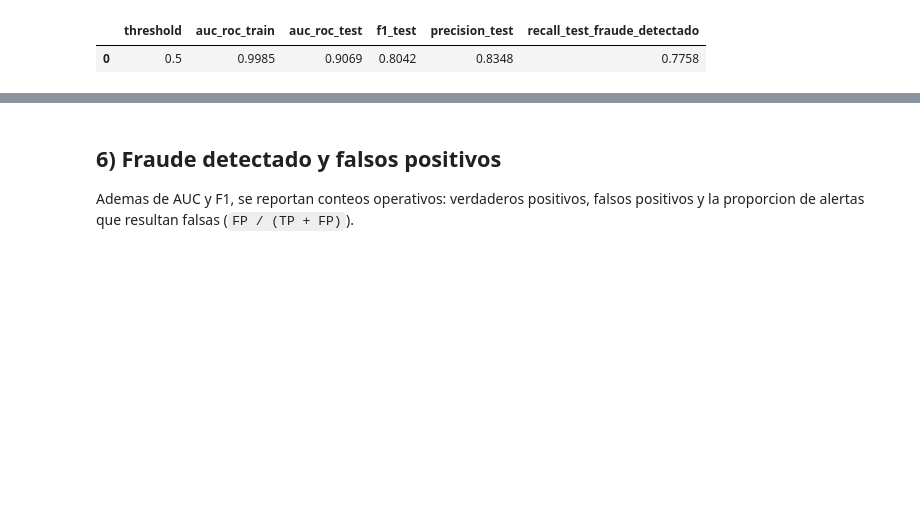
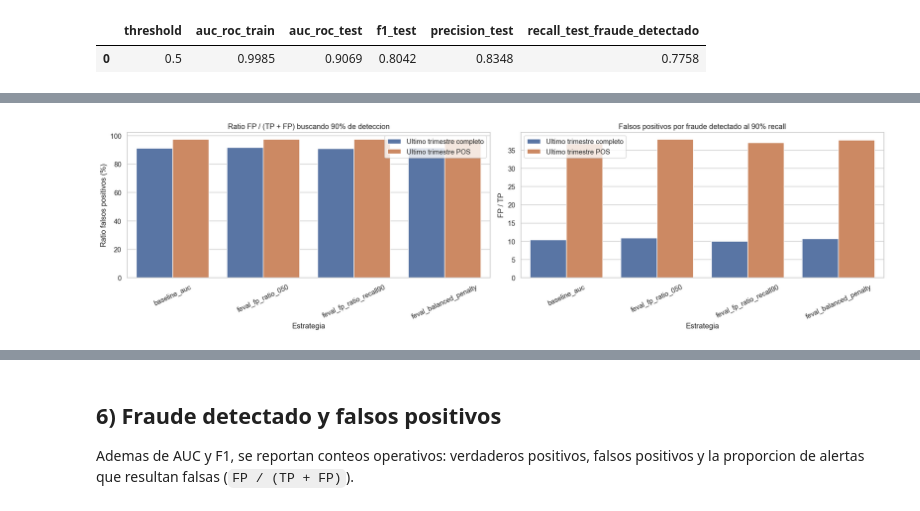
Before and after one commit to josuemj/federated-banking-fraud, a Jupyter notebook: entrenamiento/base_model_obj_a.ipynb, the cells around one changed output, grey strips where cells are left out. Drawn from its saved outputs; the diff is of its cells as text; code cells hidden in the pictures; blank space fills up the shorter version.

```diff
--- a/entrenamiento/base_model_obj_a.ipynb
+++ b/entrenamiento/base_model_obj_a.ipynb
@@ -198,0 +408,39 @@ weighted avg     0.9823    0.9828    0.9825     16186
+# %%
+plot_custom = custom_comparison_df.copy()
+plot_custom['segment'] = plot_custom['segment'].map({
+    'ultimo_trimestre_todas': 'Ultimo trimestre completo',
+    'ultimo_trimestre_pos_presencial': 'Ultimo trimestre POS',
+})
+
+fig, axes = plt.subplots(1, 2, figsize=(18, 5))
+
+sns.barplot(
+    data=plot_custom,
+    x='strategy',
+    y='fp_ratio_recall_target_pct',
+    hue='segment',
+    ax=axes[0],
+)
+axes[0].set_title('Ratio FP / (TP + FP) buscando 90% de deteccion')
+axes[0].set_xlabel('Estrategia')
+axes[0].set_ylabel('Ratio falsos positivos (%)')
+axes[0].tick_params(axis='x', rotation=25)
+axes[0].legend(title='')
+
+sns.barplot(
+    data=plot_custom,
+    x='strategy',
+    y='fp_per_tp_recall_target',
+    hue='segment',
+    ax=axes[1],
+)
+axes[1].set_title('Falsos positivos por fraude detectado al 90% recall')
+axes[1].set_xlabel('Estrategia')
+axes[1].set_ylabel('FP / TP')
+axes[1].tick_params(axis='x', rotation=25)
+axes[1].legend(title='')
+
+plt.tight_layout()
+plt.show()
+# %% [output]
+[figure, added]
```
Also changed, not shown: parts of 11 cells of this notebook.
